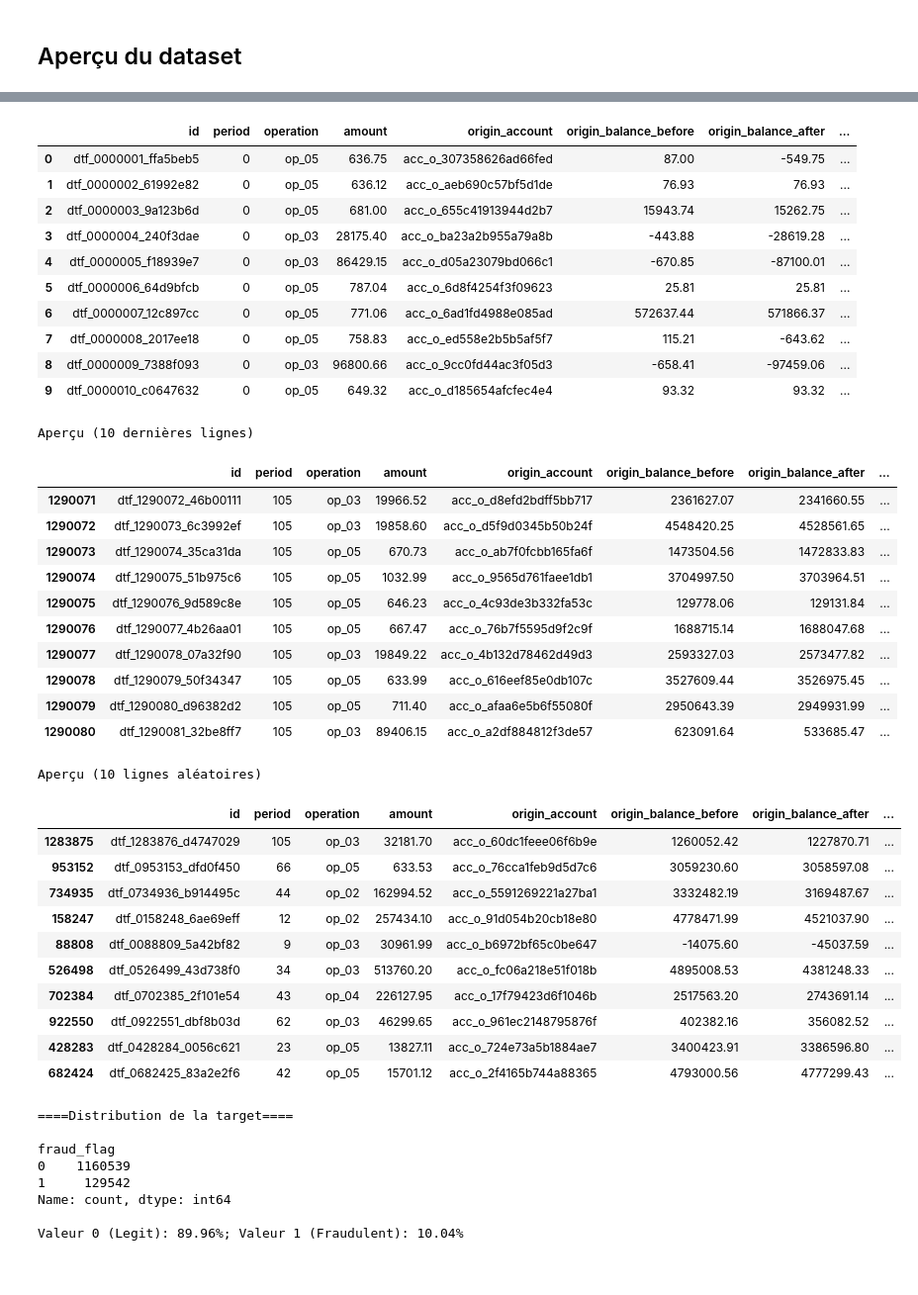
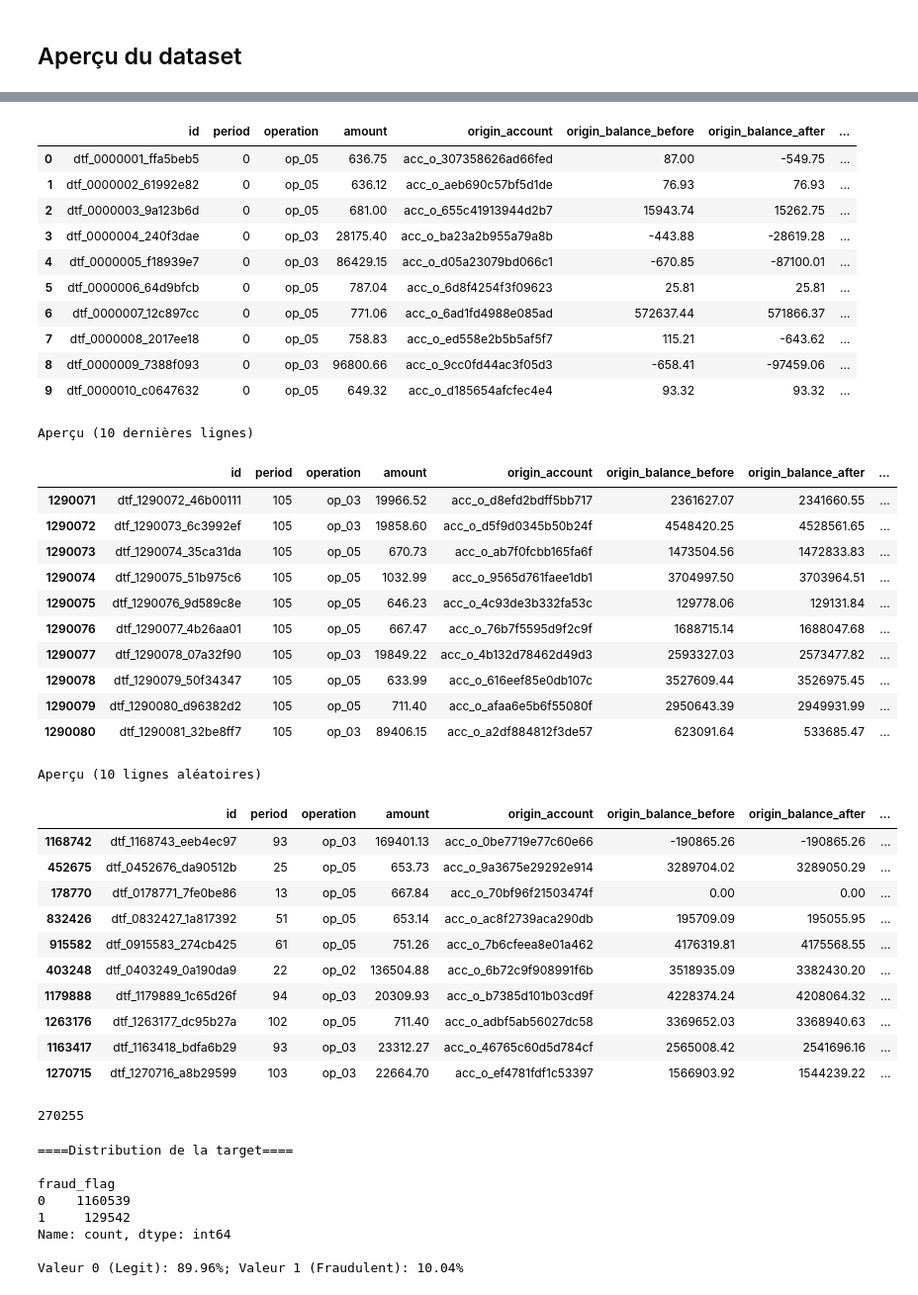
Before and after one commit to asClement/Fraud_Detection, a Jupyter notebook: notebooks/1.0-exploration.ipynb, the cells around one changed output, grey strips where cells are left out. Shown at 99% size. Drawn from its saved outputs; the diff is of its cells as text; code cells hidden in the pictures.

```diff
--- a/exploration.ipynb
+++ b/notebooks/1.0-exploration.ipynb
@@ -8,7 +8,7 @@ import numpy as np
 from IPython.display import display
 # %%
 print("Import du dataset...")
-df = pd.read_csv("train.csv")
+df = pd.read_csv("../train.csv")
 print("\nImport terminé avec succès !")
 print("\nInfos du dataset :")
 print(df.info())
@@ -34,43 +34,47 @@ Data columns (total 11 columns):
 ... (10 lines left out)
 memory usage: 108.3 MB
 None
 
 Aperçu (10 premières lignes)
 |  | id | period | operation | amount | origin_account | origin_balance_before | origin_balance_after | ... |
 | 0 | dtf_0000001_ffa5beb5 | 0 | op_05 | 636.75 | acc_o_307358626ad66fed | 87.00 | -549.75 | ... |
 | 1 | dtf_0000002_61992e82 | 0 | op_05 | 636.12 | acc_o_aeb690c57bf5d1de | 76.93 | 76.93 | ... |
 | 2 | dtf_0000003_9a123b6d | 0 | op_05 | 681.00 | acc_o_655c41913944d2b7 | 15943.74 | 15262.75 | ... |
 | 3 | dtf_0000004_240f3dae | 0 | op_03 | 28175.40 | acc_o_ba23a2b955a79a8b | -443.88 | -28619.28 | ... |
 | 4 | dtf_0000005_f18939e7 | 0 | op_03 | 86429.15 | acc_o_d05a23079bd066c1 | -670.85 | -87100.01 | ... |
 | 5 | dtf_0000006_64d9bfcb | 0 | op_05 | 787.04 | acc_o_6d8f4254f3f09623 | 25.81 | 25.81 | ... |
 | 6 | dtf_0000007_12c897cc | 0 | op_05 | 771.06 | acc_o_6ad1fd4988e085ad | 572637.44 | 571866.37 | ... |
 | 7 | dtf_0000008_2017ee18 | 0 | op_05 | 758.83 | acc_o_ed558e2b5b5af5f7 | 115.21 | -643.62 | ... |
 | 8 | dtf_0000009_7388f093 | 0 | op_03 | 96800.66 | acc_o_9cc0fd44ac3f05d3 | -658.41 | -97459.06 | ... |
 | 9 | dtf_0000010_c0647632 | 0 | op_05 | 649.32 | acc_o_d185654afcfec4e4 | 93.32 | 93.32 | ... |
 Aperçu (10 dernières lignes)
 |  | id | period | operation | amount | origin_account | origin_balance_before | origin_balance_after | ... |
 | 1290071 | dtf_1290072_46b00111 | 105 | op_03 | 19966.52 | acc_o_d8efd2bdff5bb717 | 2361627.07 | 2341660.55 | ... |
 | 1290072 | dtf_1290073_6c3992ef | 105 | op_03 | 19858.60 | acc_o_d5f9d0345b50b24f | 4548420.25 | 4528561.65 | ... |
 | 1290073 | dtf_1290074_35ca31da | 105 | op_05 | 670.73 | acc_o_ab7f0fcbb165fa6f | 1473504.56 | 1472833.83 | ... |
 | 1290074 | dtf_1290075_51b975c6 | 105 | op_05 | 1032.99 | acc_o_9565d761faee1db1 | 3704997.50 | 3703964.51 | ... |
 | 1290075 | dtf_1290076_9d589c8e | 105 | op_05 | 646.23 | acc_o_4c93de3b332fa53c | 129778.06 | 129131.84 | ... |
 | 1290076 | dtf_1290077_4b26aa01 | 105 | op_05 | 667.47 | acc_o_76b7f5595d9f2c9f | 1688715.14 | 1688047.68 | ... |
 | 1290077 | dtf_1290078_07a32f90 | 105 | op_03 | 19849.22 | acc_o_4b132d78462d49d3 | 2593327.03 | 2573477.82 | ... |
 | 1290078 | dtf_1290079_50f34347 | 105 | op_05 | 633.99 | acc_o_616eef85e0db107c | 3527609.44 | 3526975.45 | ... |
 | 1290079 | dtf_1290080_d96382d2 | 105 | op_05 | 711.40 | acc_o_afaa6e5b6f55080f | 2950643.39 | 2949931.99 | ... |
 | 1290080 | dtf_1290081_32be8ff7 | 105 | op_03 | 89406.15 | acc_o_a2df884812f3de57 | 623091.64 | 533685.47 | ... |
 Aperçu (10 lignes aléatoires)
 |  | id | period | operation | amount | origin_account | origin_balance_before | origin_balance_after | ... |
-| 1283875 | dtf_1283876_d4747029 | 105 | op_03 | 32181.70 | acc_o_60dc1feee06f6b9e | 1260052.42 | 1227870.71 | ... |
-| 953152 | dtf_0953153_dfd0f450 | 66 | op_05 | 633.53 | acc_o_76cca1feb9d5d7c6 | 3059230.60 | 3058597.08 | ... |
-| 734935 | dtf_0734936_b914495c | 44 | op_02 | 162994.52 | acc_o_5591269221a27ba1 | 3332482.19 | 3169487.67 | ... |
-| 158247 | dtf_0158248_6ae69eff | 12 | op_02 | 257434.10 | acc_o_91d054b20cb18e80 | 4778471.99 | 4521037.90 | ... |
-| 88808 | dtf_0088809_5a42bf82 | 9 | op_03 | 30961.99 | acc_o_b6972bf65c0be647 | -14075.60 | -45037.59 | ... |
-| 526498 | dtf_0526499_43d738f0 | 34 | op_03 | 513760.20 | acc_o_fc06a218e51f018b | 4895008.53 | 4381248.33 | ... |
-| 702384 | dtf_0702385_2f101e54 | 43 | op_04 | 226127.95 | acc_o_17f79423d6f1046b | 2517563.20 | 2743691.14 | ... |
-| 922550 | dtf_0922551_dbf8b03d | 62 | op_03 | 46299.65 | acc_o_961ec2148795876f | 402382.16 | 356082.52 | ... |
-| 428283 | dtf_0428284_0056c621 | 23 | op_05 | 13827.11 | acc_o_724e73a5b1884ae7 | 3400423.91 | 3386596.80 | ... |
-| 682424 | dtf_0682425_83a2e2f6 | 42 | op_05 | 15701.12 | acc_o_2f4165b744a88365 | 4793000.56 | 4777299.43 | ... |
+| 1168742 | dtf_1168743_eeb4ec97 | 93 | op_03 | 169401.13 | acc_o_0be7719e77c60e66 | -190865.26 | -190865.26 | ... |
+| 452675 | dtf_0452676_da90512b | 25 | op_05 | 653.73 | acc_o_9a3675e29292e914 | 3289704.02 | 3289050.29 | ... |
+| 178770 | dtf_0178771_7fe0be86 | 13 | op_05 | 667.84 | acc_o_70bf96f21503474f | 0.00 | 0.00 | ... |
+| 832426 | dtf_0832427_1a817392 | 51 | op_05 | 653.14 | acc_o_ac8f2739aca290db | 195709.09 | 195055.95 | ... |
+| 915582 | dtf_0915583_274cb425 | 61 | op_05 | 751.26 | acc_o_7b6cfeea8e01a462 | 4176319.81 | 4175568.55 | ... |
+| 403248 | dtf_0403249_0a190da9 | 22 | op_02 | 136504.88 | acc_o_6b72c9f908991f6b | 3518935.09 | 3382430.20 | ... |
+| 1179888 | dtf_1179889_1c65d26f | 94 | op_03 | 20309.93 | acc_o_b7385d101b03cd9f | 4228374.24 | 4208064.32 | ... |
+| 1263176 | dtf_1263177_dc95b27a | 102 | op_05 | 711.40 | acc_o_adbf5ab56027dc58 | 3369652.03 | 3368940.63 | ... |
+| 1163417 | dtf_1163418_bdfa6b29 | 93 | op_03 | 23312.27 | acc_o_46765c60d5d784cf | 2565008.42 | 2541696.16 | ... |
+| 1270715 | dtf_1270716_a8b29599 | 103 | op_03 | 22664.70 | acc_o_ef4781fdf1c53397 | 1566903.92 | 1544239.22 | ... |
+# %%
+print(len(df[df['period']>=75]))
+# %% [output]
+270255
 # %%
 print("====Distribution de la target====")
 print()
```
Also changed, not shown: 4 other files.
